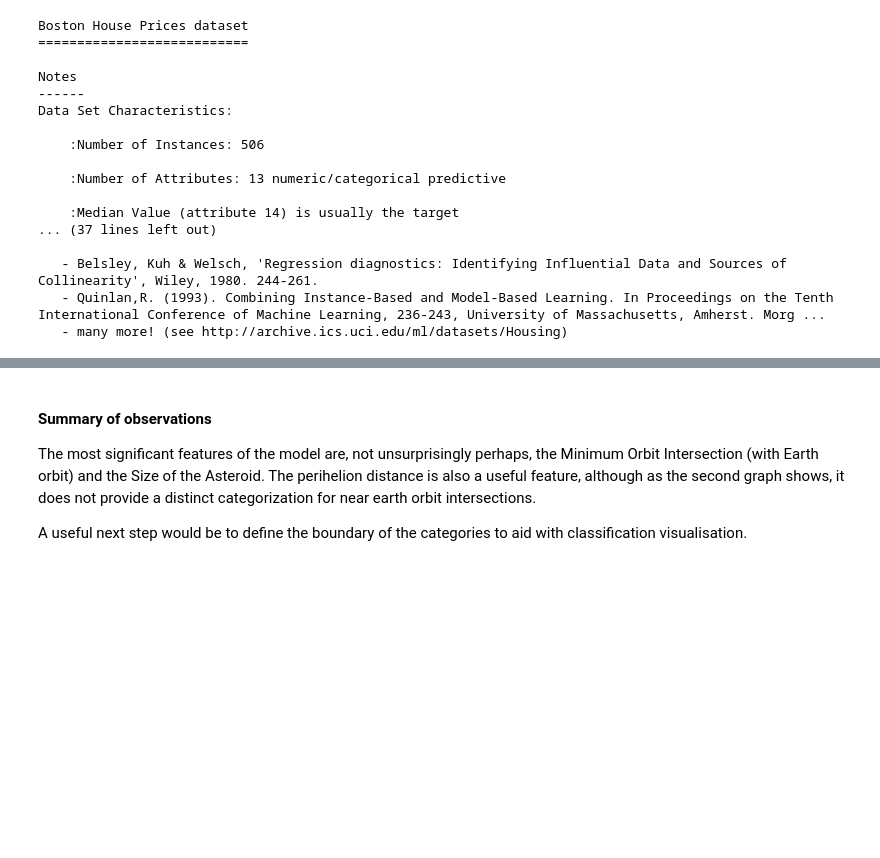
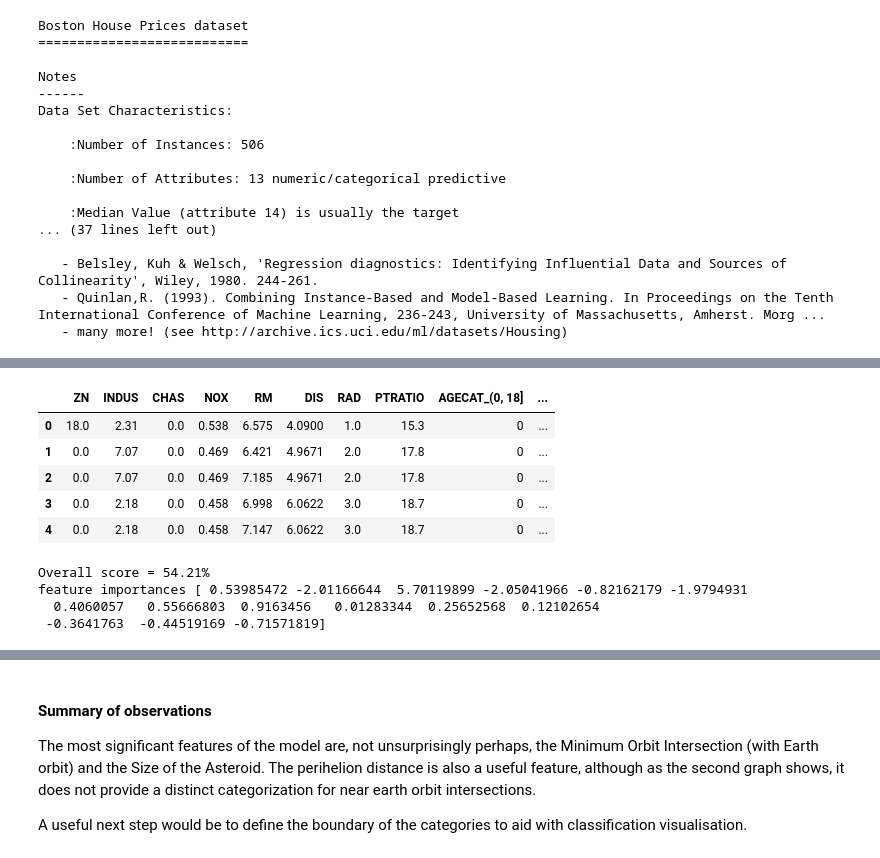
Before and after one commit to vipulpopat/MSCAI_CE4021_Project, a Jupyter notebook: SGD Regression.ipynb, the cells around one changed output, grey strips where cells are left out. Saved outputs shown, nothing was run; the diff lists cells and outputs as text; code cells hidden in the pictures; blank space fills up the shorter version.

```diff
--- a/SGD Regression.ipynb
+++ b/SGD Regression.ipynb
@@ -140,0 +131,5 @@ feature importances [0.01897851 0.02243852 0.06055674 0.14705464 0.07736621 0.00
+# %%
+#These age categories look good so add them back into the dataset
+boston_df_reduced['AGECAT'] = pd.Series(pd.cut(boston_df_reduced['AGE'],age_categories))
+boston_df_reduced = boston_df_reduced.drop(['AGE'],axis=1)
+boston_df_reduced.head()
@@ -140,0 +143,11 @@ feature importances [0.01897851 0.02243852 0.06055674 0.14705464 0.07736621 0.00
+# %%
+#create dummy features for each AGECAT category
+boston_dummies = pd.get_dummies(boston_df_reduced)
+boston_dummies.head()
+# %% [output]
+|  | ZN | INDUS | CHAS | NOX | RM | DIS | RAD | PTRATIO | AGECAT_(0, 18] | ... |
+| 0 | 18.0 | 2.31 | 0.0 | 0.538 | 6.575 | 4.0900 | 1.0 | 15.3 | 0 | ... |
+| 1 | 0.0 | 7.07 | 0.0 | 0.469 | 6.421 | 4.9671 | 2.0 | 17.8 | 0 | ... |
+| 2 | 0.0 | 7.07 | 0.0 | 0.469 | 7.185 | 4.9671 | 2.0 | 17.8 | 0 | ... |
+| 3 | 0.0 | 2.18 | 0.0 | 0.458 | 6.998 | 6.0622 | 3.0 | 18.7 | 0 | ... |
+| 4 | 0.0 | 2.18 | 0.0 | 0.458 | 7.147 | 6.0622 | 3.0 | 18.7 | 0 | ... |
@@ -141,3 +162,49 @@ feature importances [0.01897851 0.02243852 0.06055674 0.14705464 0.07736621 0.00
+# %%
+####################
+#
+# 2. Train & Test
+#
+####################
+
+#Prior to training, scale the data
+myscaler = StandardScaler()
+boston_df_scaled = pd.DataFrame(myscaler.fit_transform(boston_df_final),columns=boston_df_final.columns)
+
+#Split into train and test datasets
+X_train, X_test, y_train, y_test = train_test_split(boston_df_scaled, boston.target, test_size=0.6, random_state=39)
+
+#Fit the model
+my_sgd = SGDRegressor(alpha=0.0001, learning_rate='invscaling', loss='squared_loss', \
+                      max_iter=1000, n_iter=None, random_state=None)
+my_sgd.fit(X_train, y_train)
+
+#SGDRegressor(alpha=0.0001, learning_rate='invscaling', loss='squared_loss', \
+#             max_iter=1000, n_iter=None, random_state=None)
+
+
+#SGDRegressor(alpha=0.0001, average=False, early_stopping=False, \
+#       epsilon=0.1, eta0=0.01, fit_intercept=True, l1_ratio=0.15, \
+#       learning_rate='invscaling', loss='squared_loss', max_iter=1000, \
+#       n_iter=None, n_iter_no_change=5, penalty='l2', power_t=0.25, \
+#       random_state=None, shuffle=True, tol=None, validation_fraction=0.1, \
+#       verbose=0, warm_start=False)
+
+
+#score the model using the test dataset
+sgd_score = my_sgd.score(X_test,y_test)
+print('Overall score = {}%'.format(round(sgd_score * 100, 2)))
+print('feature importances {}'.format(my_sgd.coef_))
+
+#Try get a better model using Grid Search
+grid_learning = ({'alpha':('linear', 'rbf'), 'C':[1, 10]}
+>>> svc = svm.SVC(gamma="scale")
+>>> clf = GridSearchCV(svc, parameters, cv=5)
+>>> clf.fit(iris.data, iris.target)
+# %% [output]
+Overall score = 54.21%
+feature importances [ 0.53985472 -2.01166644  5.70119899 -2.05041966 -0.82162179 -1.9794931
+  0.4060057   0.55666803  0.9163456   0.01283344  0.25652568  0.12102654
+ -0.3641763  -0.44519169 -0.71571819]
 # %%
 ####################
 #
```
Also changed, not shown: parts of 13 cells of this notebook.
